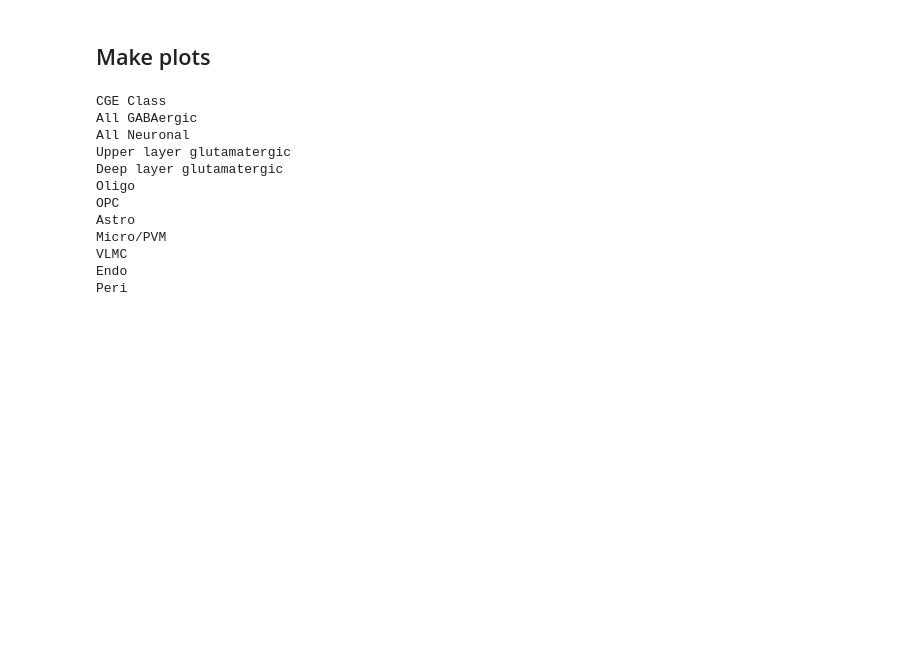
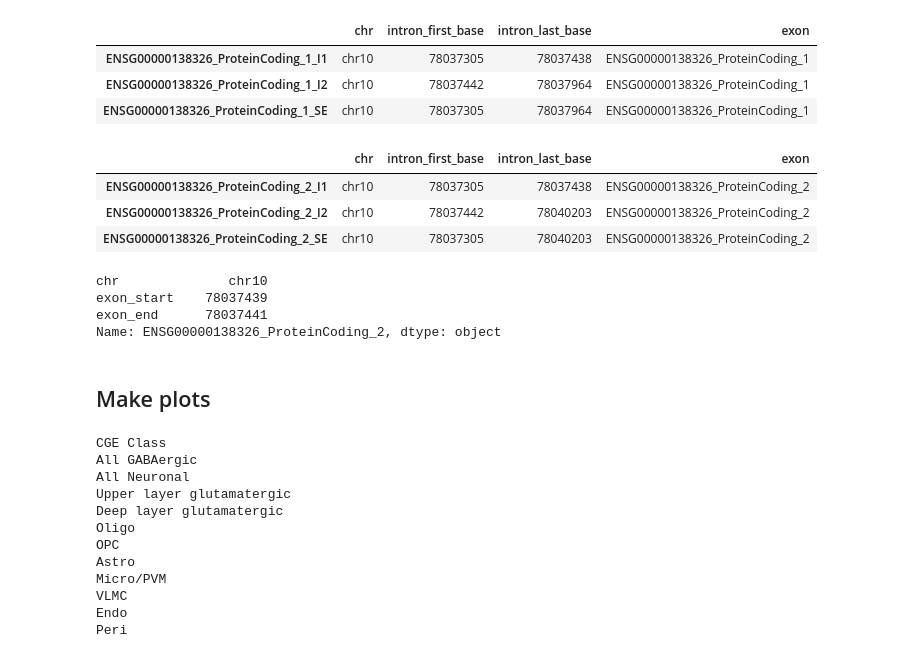
Before and after one commit to reliscu/bulk_splicing_GTEx_cortex, a Jupyter notebook: 24_visualize_ctype_exons.ipynb, the cells around one changed output. Drawn from its saved outputs; the diff is of its cells as text; code cells hidden in the pictures; blank space fills up the shorter version.

```diff
--- a/24_visualize_ctype_exons.ipynb
+++ b/24_visualize_ctype_exons.ipynb
@@ -40,6 +40,27 @@ exon_coords_df = intron_coords_df.groupby("exon").apply(lambda g: pd.Series({
     "exon_start": g.loc[g.index.str.contains("I1"), "intron_last_base"].values[0] + 1,
     "exon_end": g.loc[g.index.str.contains("I2"), "intron_first_base"].values[0] - 1,
 }))
+# %%
+intron_coords_df[intron_coords_df['exon'] == "ENSG00000138326_ProteinCoding_1"]
+# %% [output]
+|  | chr | intron_first_base | intron_last_base | exon |
+| ENSG00000138326_ProteinCoding_1_I1 | chr10 | 78037305 | 78037438 | ENSG00000138326_ProteinCoding_1 |
+| ENSG00000138326_ProteinCoding_1_I2 | chr10 | 78037442 | 78037964 | ENSG00000138326_ProteinCoding_1 |
+| ENSG00000138326_ProteinCoding_1_SE | chr10 | 78037305 | 78037964 | ENSG00000138326_ProteinCoding_1 |
+# %%
+intron_coords_df[intron_coords_df['exon'] == "ENSG00000138326_ProteinCoding_2"]
+# %% [output]
+|  | chr | intron_first_base | intron_last_base | exon |
+| ENSG00000138326_ProteinCoding_2_I1 | chr10 | 78037305 | 78037438 | ENSG00000138326_ProteinCoding_2 |
+| ENSG00000138326_ProteinCoding_2_I2 | chr10 | 78037442 | 78040203 | ENSG00000138326_ProteinCoding_2 |
+| ENSG00000138326_ProteinCoding_2_SE | chr10 | 78037305 | 78040203 | ENSG00000138326_ProteinCoding_2 |
+# %%
+exon_coords_df.loc['ENSG00000138326_ProteinCoding_2']
+# %% [output]
+chr              chr10
+exon_start    78037439
+exon_end      78037441
+Name: ENSG00000138326_ProteinCoding_2, dtype: object
 # %%
 ctypes = expr_corr_df.columns
 # %% [markdown]
```
Also changed, not shown: 3 other files.
